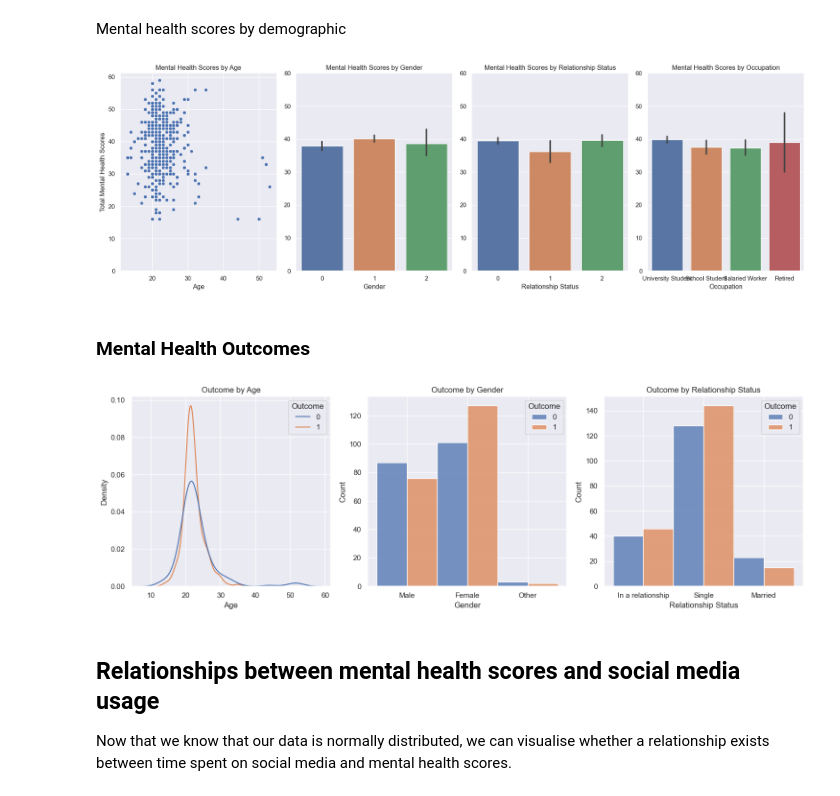
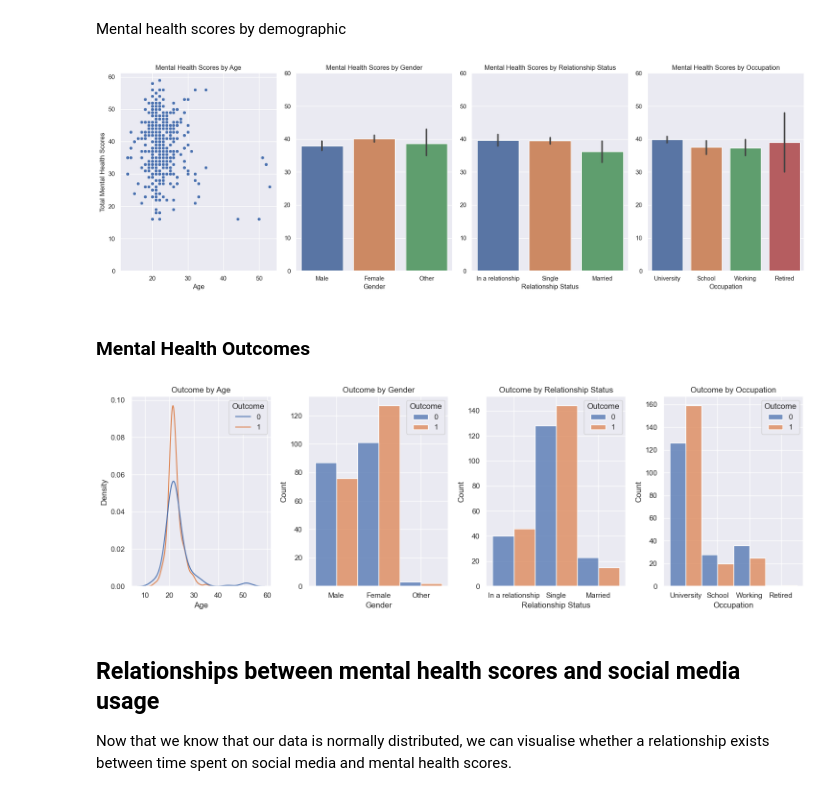
Before and after one commit to allygee/smmh_project, a Jupyter notebook: Social Media Mental Heallth Notebook.ipynb, the cells around one changed output. Saved outputs shown, nothing was run; the diff lists cells and outputs as text; code cells hidden in the pictures.

Commit message:
changed occupation names

```diff
--- a/Social Media Mental Heallth Notebook.ipynb
+++ b/Social Media Mental Heallth Notebook.ipynb
@@ -216,3 +221,7 @@ print(data['Time (hrs)'].unique())
+# %%
+#Create more readable values
+data['Occupation'].replace(['University Student', 'School Student', 'Salaried Worker'],
+                           ['University', 'School', 'Working'], inplace=True)
 # %% [markdown]
 ### Platforms used
 
@@ -656,37 +649,44 @@ plt.tight_layout()
 # Show the plots
 plt.show()
 # %% [output]
-[figure, old version]
+[figure, new version]
 # %% [markdown]
 ### Mental Health Outcomes
 # %%
 plt.figure(figsize=(15, 5))
 
 # Subplot 1: Outcomes across different age groups
-plt.subplot(1, 3, 1)
+plt.subplot(1, 4, 1)
 sns.kdeplot(x=data['Age'],
             hue=data['Outcome'],
             data=data).set_title('Outcome by Age')
 
 # Subplot 2: Outcomes across different genders
-plt.subplot(1, 3, 2)
+plt.subplot(1, 4, 2)
 sns.histplot(x=data['Gender'],
              hue=data['Outcome'], multiple='dodge',
              data=data).set_title('Outcome by Gender')
 
 # Subplot 3: Outcomes across different relationship statuses
-plt.subplot(1, 3, 3)
+plt.subplot(1, 4, 3)
 sns.histplot(x=data['Relationship Status'],
              hue=data['Outcome'], multiple='dodge',
              data=data).set_title('Outcome by Relationship Status')
+
+# Subplot 4: Outcomes across different occupations
+plt.subplot(1, 4, 4)
+sns.histplot(x=data['Occupation'],
+             hue=data['Outcome'], multiple='dodge',
+             data=data).set_title('Outcome by Occupation')
+
 
 # Adjust layout for better spacing
 plt.tight_layout()
 
 # Show the plots
 plt.show()
 # %% [output]
-[figure, old version]
+[figure, new version]
 # %% [markdown]
 ## Relationships between mental health scores and social media usage
 
```
Also changed, not shown: parts of 17 cells of this notebook.
